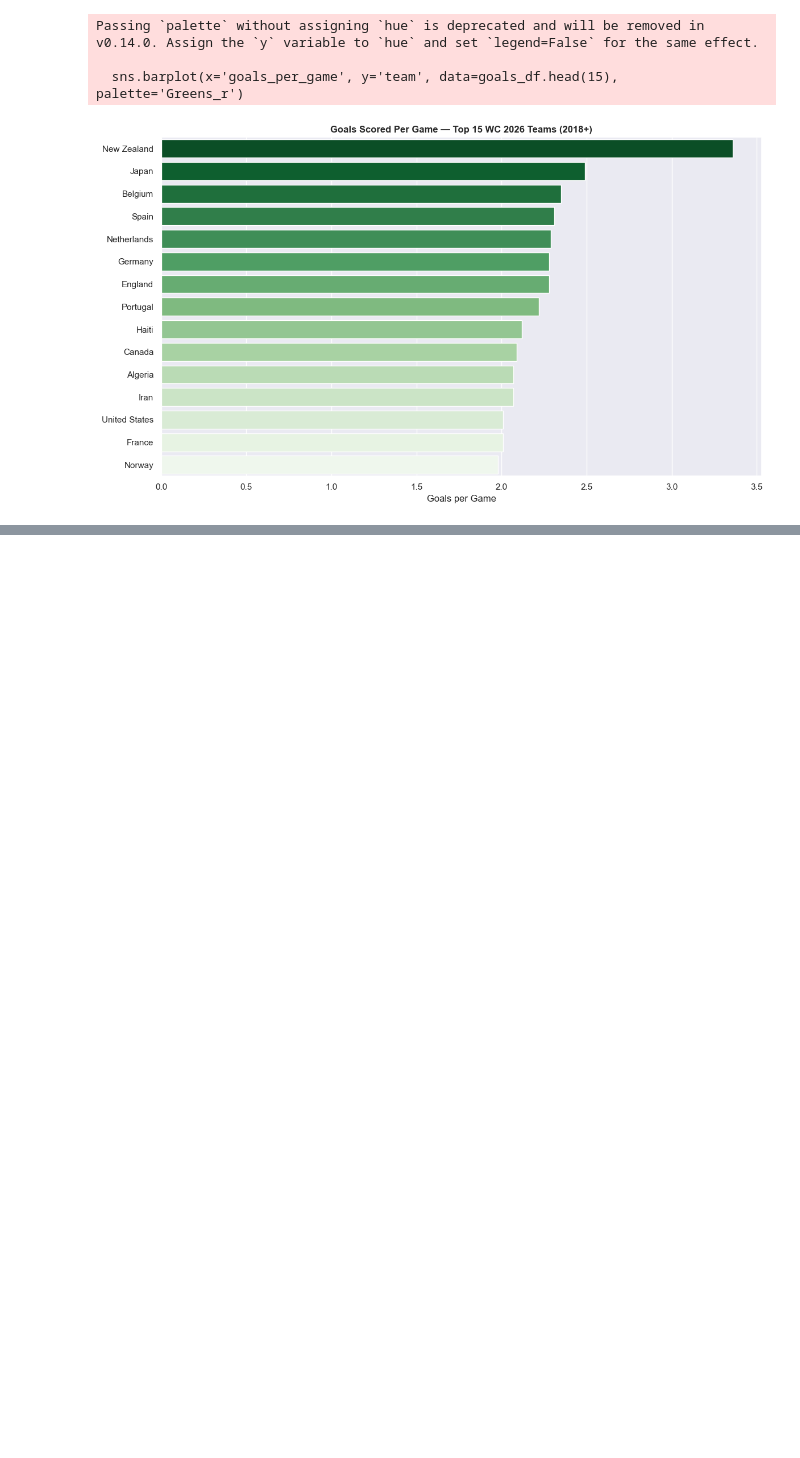
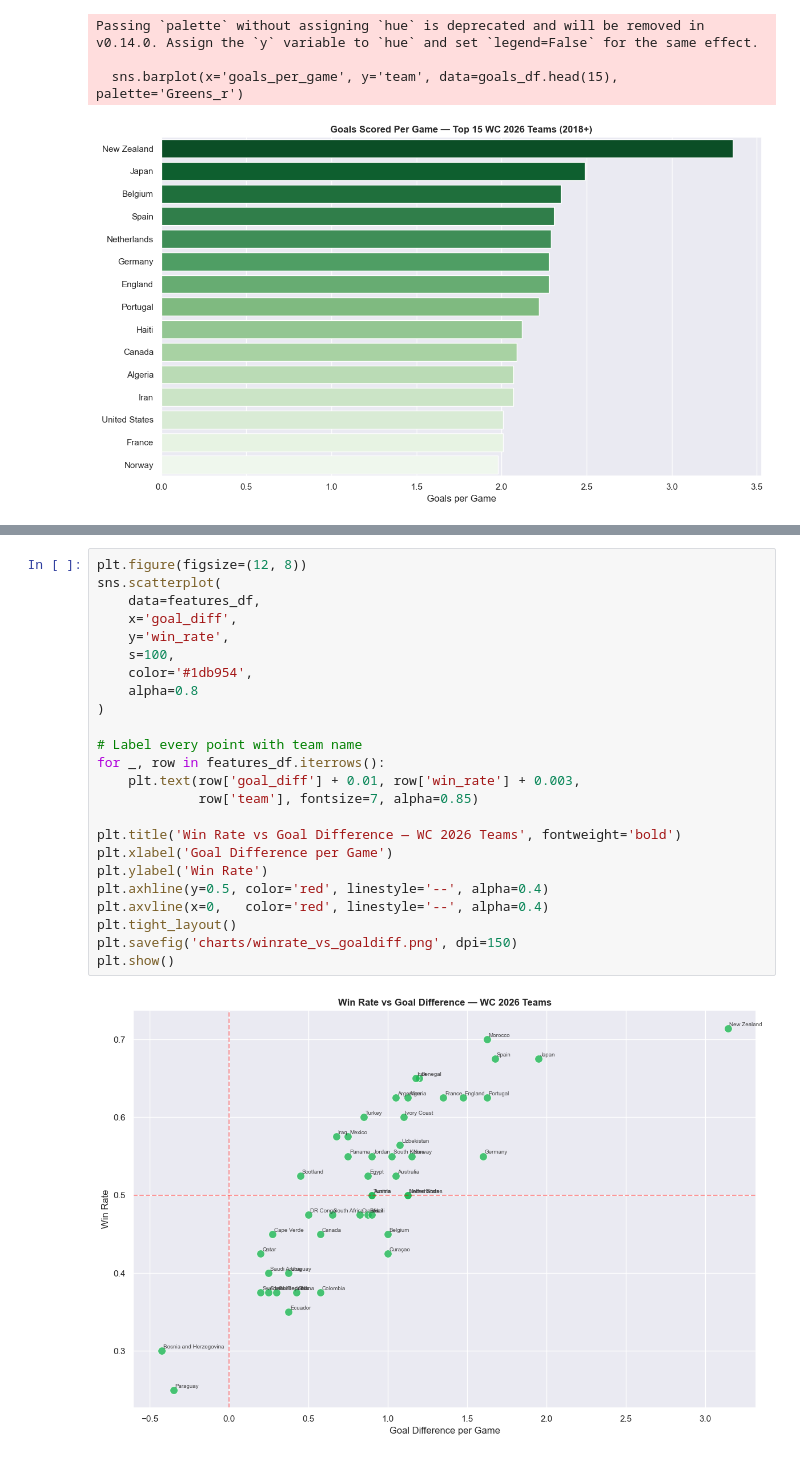
Before and after one commit to ojas996/fifa-world-cup-2026-analysis, a Jupyter notebook: analysis.ipynb, the cells around one changed output, grey strips where cells are left out. Drawn from its saved outputs; the diff is of its cells as text; blank space fills up the shorter version.

```diff
--- a/analysis.ipynb
+++ b/analysis.ipynb
@@ -406,0 +581,26 @@ Passing `palette` without assigning `hue` is deprecated and will be removed in v
+# %%
+plt.figure(figsize=(12, 8))
+sns.scatterplot(
+    data=features_df,
+    x='goal_diff',
+    y='win_rate',
+    s=100,
+    color='#1db954',
+    alpha=0.8
+)
+
+# Label every point with team name
+for _, row in features_df.iterrows():
+    plt.text(row['goal_diff'] + 0.01, row['win_rate'] + 0.003,
+             row['team'], fontsize=7, alpha=0.85)
+
+plt.title('Win Rate vs Goal Difference — WC 2026 Teams', fontweight='bold')
+plt.xlabel('Goal Difference per Game')
+plt.ylabel('Win Rate')
+plt.axhline(y=0.5, color='red', linestyle='--', alpha=0.4)
+plt.axvline(x=0,   color='red', linestyle='--', alpha=0.4)
+plt.tight_layout()
+plt.savefig('charts/winrate_vs_goaldiff.png', dpi=150)
+plt.show()
+# %% [output]
+[figure, added]
```
Also changed, not shown: parts of 12 cells of this notebook, 4 other files.
